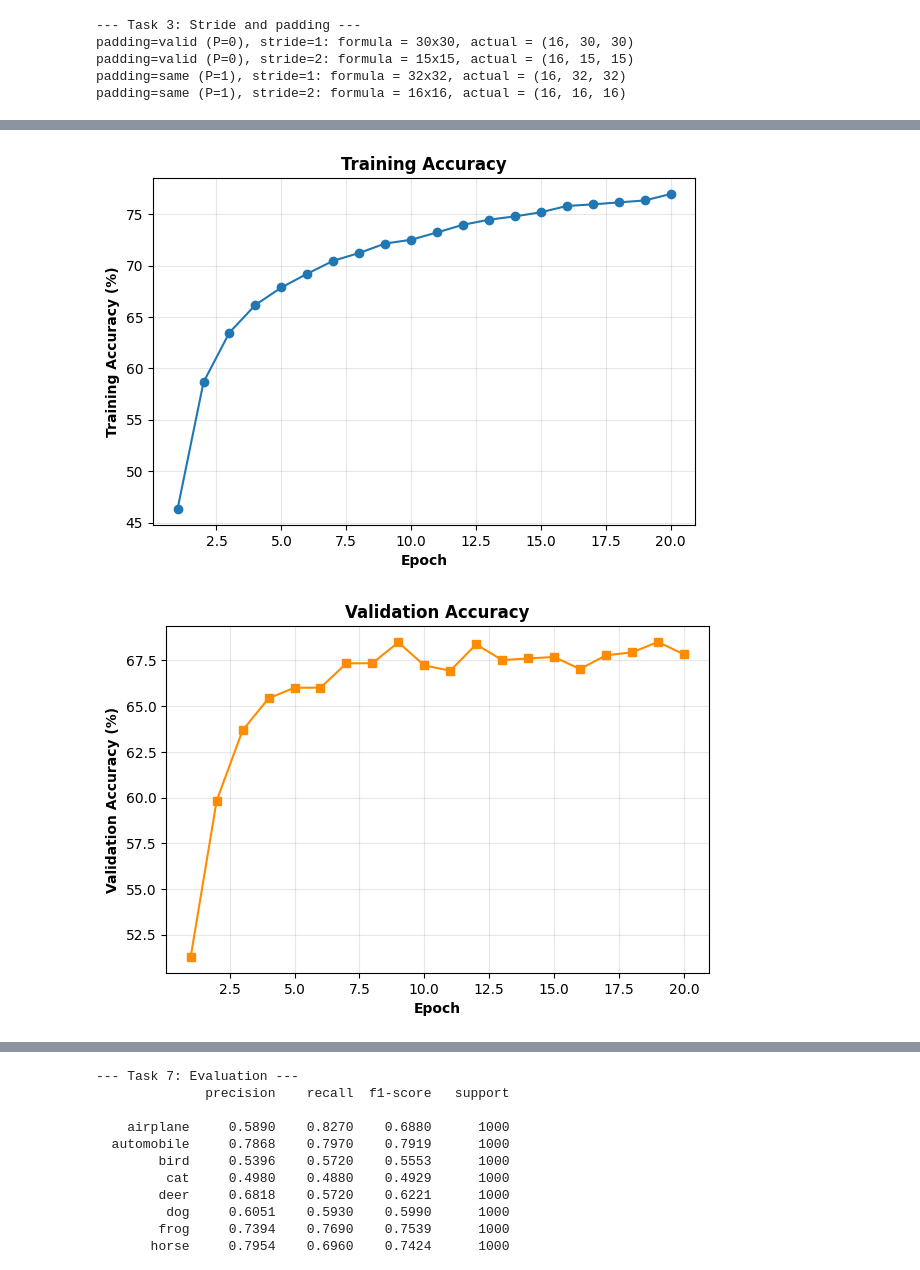
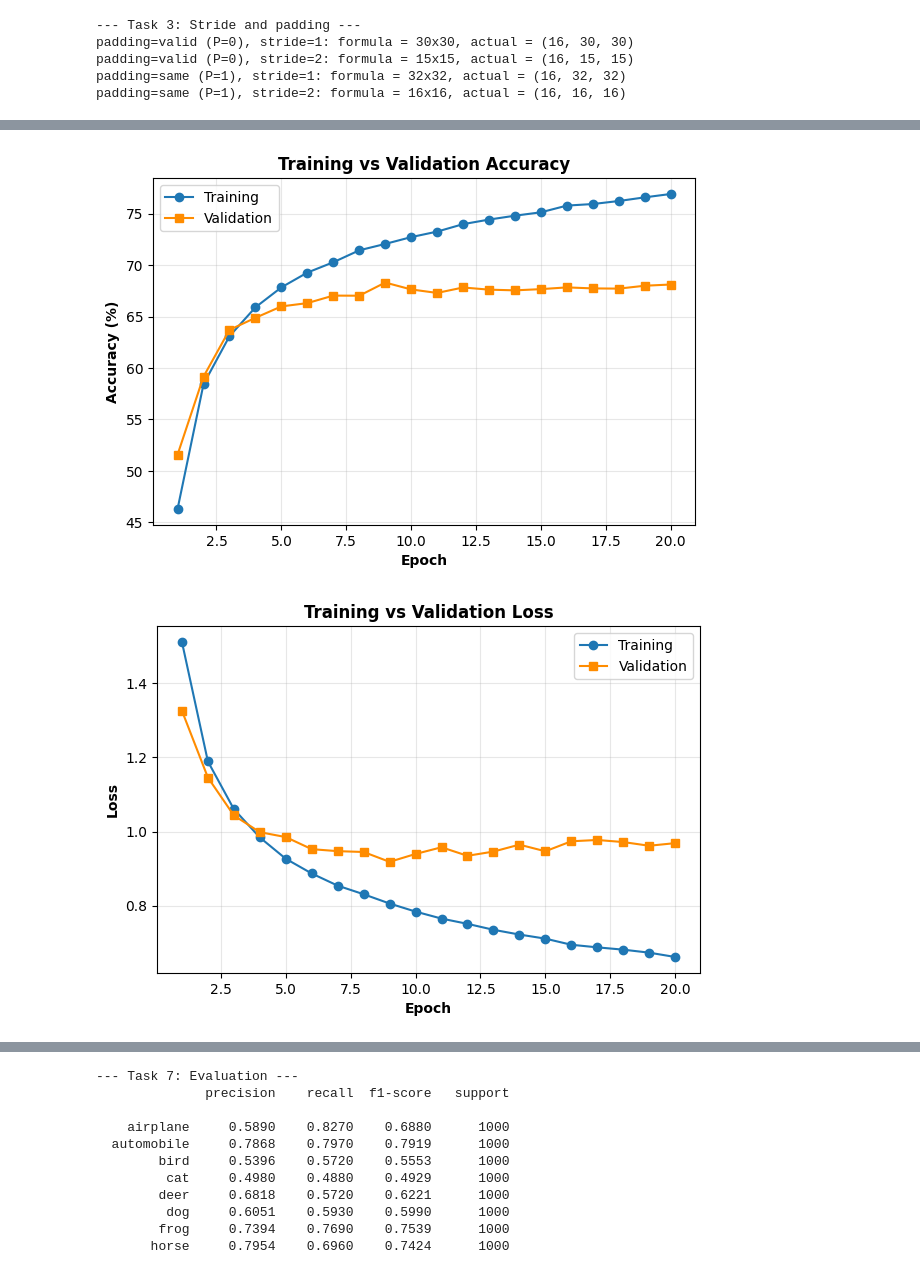
Before and after one commit to nithya1006/Deep-Learning-Laboratory, a Jupyter notebook: Lab 3/DeepLearning_Ex3.ipynb, the cells around one changed output, grey strips where cells are left out. Saved outputs shown, nothing was run; the diff lists cells and outputs as text; code cells hidden in the pictures.

```diff
--- a/Lab 3/DeepLearning_Ex3.ipynb
+++ b/Lab 3/DeepLearning_Ex3.ipynb
@@ -210,29 +205,19 @@ save("07_feature_maps.png")
 # %%
 epochs = range(1, len(hist["train_acc"]) + 1)
 
 plt.figure(figsize=(7, 4.5))
-plt.plot(epochs, [a * 100 for a in hist["train_acc"]], "o-")
-plt.xlabel("Epoch"); plt.ylabel("Training Accuracy (%)")
-plt.title("Training Accuracy"); plt.grid(alpha=0.3)
-save("03_training_accuracy.png")
+plt.plot(epochs, [a * 100 for a in hist["train_acc"]], "o-", label="Training")
+plt.plot(epochs, [a * 100 for a in hist["val_acc"]], "s-", color="darkorange", label="Validation")
+plt.xlabel("Epoch"); plt.ylabel("Accuracy (%)")
+plt.title("Training vs Validation Accuracy"); plt.grid(alpha=0.3); plt.legend()
+save("03_accuracy.png")
 
 plt.figure(figsize=(7, 4.5))
-plt.plot(epochs, [a * 100 for a in hist["val_acc"]], "s-", color="darkorange")
-plt.xlabel("Epoch"); plt.ylabel("Validation Accuracy (%)")
-plt.title("Validation Accuracy"); plt.grid(alpha=0.3)
-save("04_validation_accuracy.png")
-
-plt.figure(figsize=(7, 4.5))
-plt.plot(epochs, hist["train_loss"], "o-")
-plt.xlabel("Epoch"); plt.ylabel("Training Loss")
-plt.title("Training Loss"); plt.grid(alpha=0.3)
-save("05_training_loss.png")
-
-plt.figure(figsize=(7, 4.5))
-plt.plot(epochs, hist["val_loss"], "s-", color="darkorange")
-plt.xlabel("Epoch"); plt.ylabel("Validation Loss")
-plt.title("Validation Loss"); plt.grid(alpha=0.3)
-save("06_validation_loss.png")
+plt.plot(epochs, hist["train_loss"], "o-", label="Training")
+plt.plot(epochs, hist["val_loss"], "s-", color="darkorange", label="Validation")
+plt.xlabel("Epoch"); plt.ylabel("Loss")
+plt.title("Training vs Validation Loss"); plt.grid(alpha=0.3); plt.legend()
+save("04_loss.png")
 # %% [output]
-[figure, old version]
+[figure, new version]
-[figure, old version]
+[figure, new version]
```
Also changed, not shown: parts of 5 cells of this notebook, 39 other files.
